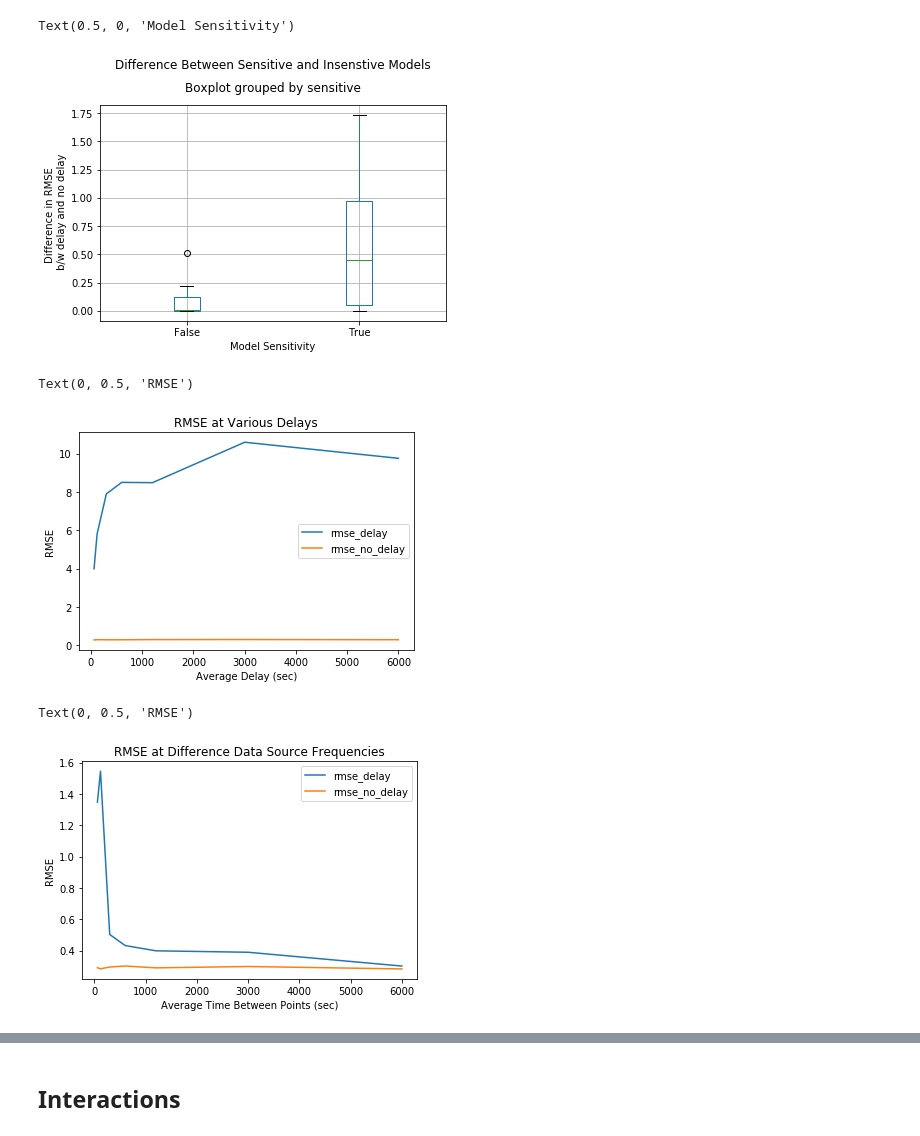
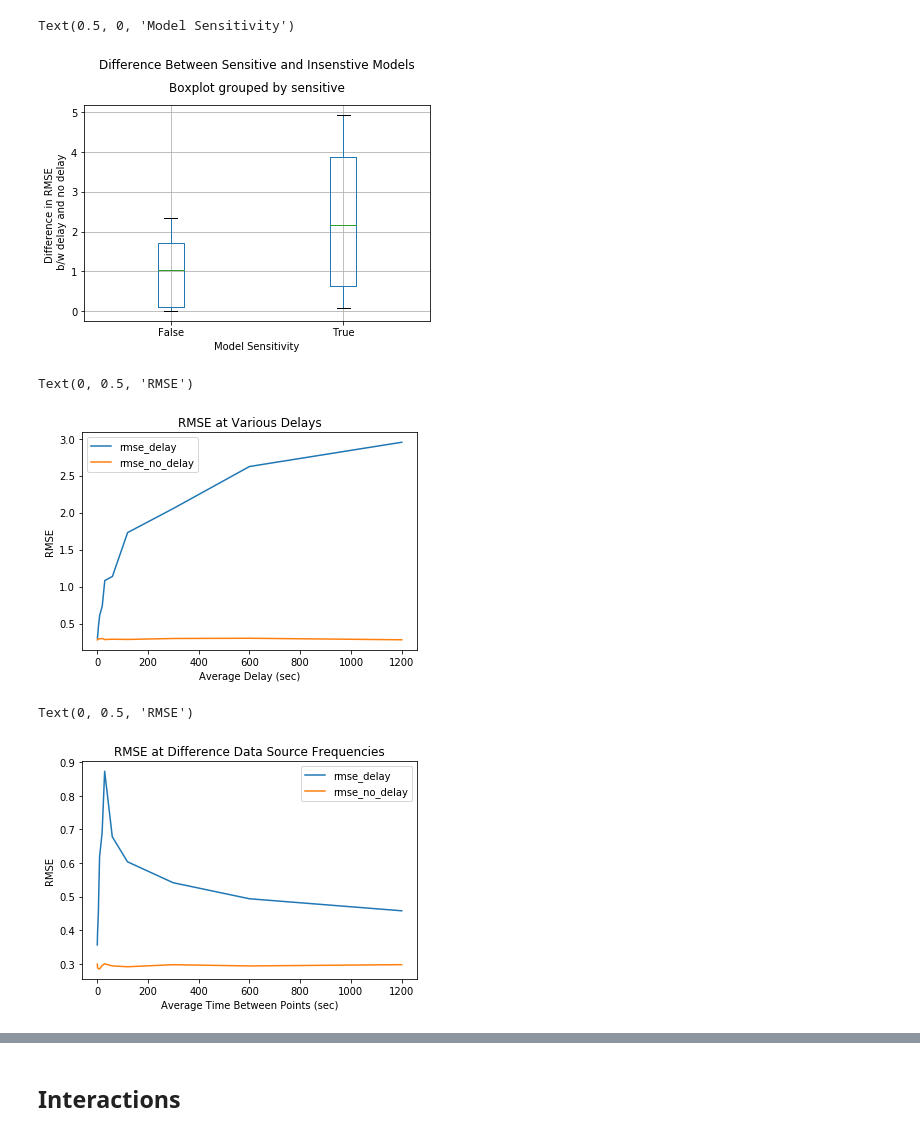
Before and after one commit to Paxanator/stateful-simulator, a Jupyter notebook: experiments/Scratch pad.ipynb, the cells around one changed output, grey strips where cells are left out. Cells and saved outputs as stored; diff of their text form; code cells hidden in the pictures.

Commit message:
Finalized plots

```diff
--- a/experiments/Scratch pad.ipynb
+++ b/experiments/Scratch pad.ipynb
@@ -3,7 +3,7 @@ import pandas as pd
 import os
 %matplotlib inline
 # %%
-experiment_dir = "odsc_west_2018_20181028-182645/"
+experiment_dir = "odsc_west_2018_20181028-190440/"
 make_path = lambda x: os.path.join(experiment_dir,x)
 # %%
 lookback = pd.read_csv(make_path("lookback.csv"))
@@ -34,7 +38,7 @@ plt.set_ylabel("Difference in RMSE \n b/w delay and no delay")
 plt.set_xlabel("Model Sensitivity")
 # %% [output]
 Text(0.5, 0, 'Model Sensitivity')
-[figure, old version]
+[figure, new version]
 # %%
 delays = pd.read_csv(make_path("delay.csv"))
 # %%
@@ -43,14 +47,13 @@ plt.set_xlabel(xlabel="Average Delay (sec)")
 plt.set_ylabel(ylabel="RMSE")
 # %% [output]
 Text(0, 0.5, 'RMSE')
-[figure, old version]
+[figure, new version]
 # %%
 frequencies = pd.read_csv(make_path("frequencies.csv"))
 # %%
-frequencies["periodicity"] = 1/frequencies["frequency_s"]
-plt = frequencies.plot(x = "periodicity", y=['rmse_delay','rmse_no_delay'],title = "RMSE at Difference Data Source Frequencies")
+plt = frequencies.plot(x = "periodicity_s", y=['rmse_delay','rmse_no_delay'],title = "RMSE at Difference Data Source Frequencies")
 plt.set_xlabel("Average Time Between Points (sec)")
 plt.set_ylabel("RMSE")
 # %% [output]
 Text(0, 0.5, 'RMSE')
-[figure, old version]
+[figure, new version]
```
Also changed, not shown: parts of 17 cells of this notebook, 2 other files.
